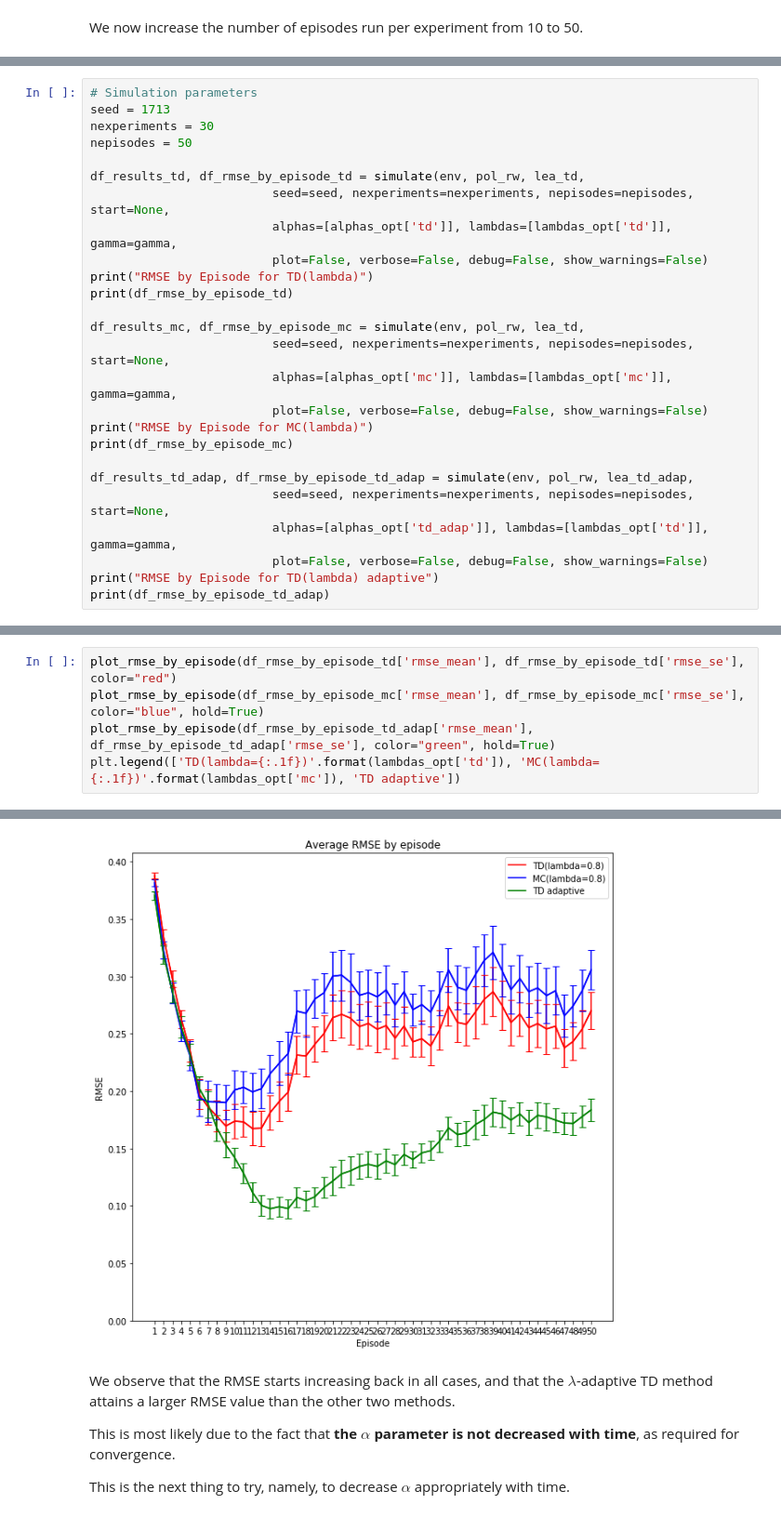
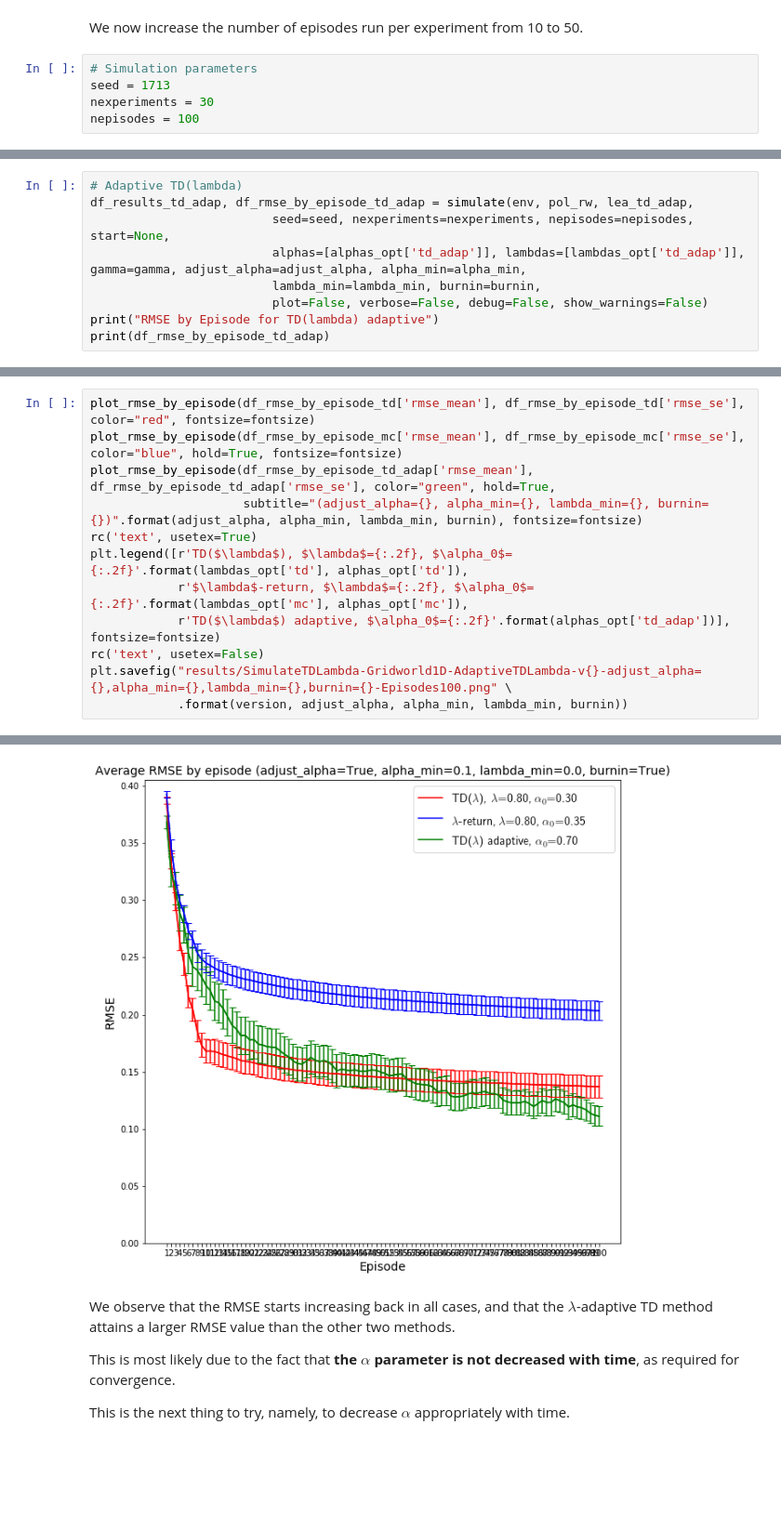
Before and after one commit to mastropi/RL, a Jupyter notebook: RL-001-MemoryManagement/SimulateTDLambda.ipynb, the cells around one changed output, grey strips where cells are left out. Shown at 93% size. Drawn from its saved outputs; the diff is of its cells as text; blank space fills up the shorter version.

```diff
--- a/RL-001-MemoryManagement/SimulateTDLambda.ipynb
+++ b/RL-001-MemoryManagement/SimulateTDLambda.ipynb
@@ -438,3 +493,8 @@ In addition, the variability observed in the RMSE at each episode tends to be sm
 #### What happens if we run each experiment for a longer number of episodes?
 # %% [markdown]
 We now increase the number of episodes run per experiment from 10 to 50.
+# %%
+# Simulation parameters
+seed = 1713
+nexperiments = 30
+nepisodes = 100
@@ -441,26 +553,9 @@ We now increase the number of episodes run per experiment from 10 to 50.
 # %%
-# Simulation parameters
-seed = 1713
-nexperiments = 30
-nepisodes = 50
-
-df_results_td, df_rmse_by_episode_td = simulate(env, pol_rw, lea_td,
-                         seed=seed, nexperiments=nexperiments, nepisodes=nepisodes, start=None,
-                         alphas=[alphas_opt['td']], lambdas=[lambdas_opt['td']], gamma=gamma,
-                         plot=False, verbose=False, debug=False, show_warnings=False)
-print("RMSE by Episode for TD(lambda)")
-print(df_rmse_by_episode_td)
-
-df_results_mc, df_rmse_by_episode_mc = simulate(env, pol_rw, lea_td,
-                         seed=seed, nexperiments=nexperiments, nepisodes=nepisodes, start=None,
-                         alphas=[alphas_opt['mc']], lambdas=[lambdas_opt['mc']], gamma=gamma,
-                         plot=False, verbose=False, debug=False, show_warnings=False)
-print("RMSE by Episode for MC(lambda)")
-print(df_rmse_by_episode_mc)
-
+# Adaptive TD(lambda)
 df_results_td_adap, df_rmse_by_episode_td_adap = simulate(env, pol_rw, lea_td_adap,
                          seed=seed, nexperiments=nexperiments, nepisodes=nepisodes, start=None,
-                         alphas=[alphas_opt['td_adap']], lambdas=[lambdas_opt['td']], gamma=gamma,
+                         alphas=[alphas_opt['td_adap']], lambdas=[lambdas_opt['td_adap']], gamma=gamma, adjust_alpha=adjust_alpha, alpha_min=alpha_min,
+                         lambda_min=lambda_min, burnin=burnin,
                          plot=False, verbose=False, debug=False, show_warnings=False)
 print("RMSE by Episode for TD(lambda) adaptive")
 print(df_rmse_by_episode_td_adap)
@@ -485,6 +580,13 @@ RMSE by Episode for TD(lambda)
 # %%
-plot_rmse_by_episode(df_rmse_by_episode_td['rmse_mean'], df_rmse_by_episode_td['rmse_se'], color="red")
-plot_rmse_by_episode(df_rmse_by_episode_mc['rmse_mean'], df_rmse_by_episode_mc['rmse_se'], color="blue", hold=True)
-plot_rmse_by_episode(df_rmse_by_episode_td_adap['rmse_mean'], df_rmse_by_episode_td_adap['rmse_se'], color="green", hold=True)
-plt.legend(['TD(lambda={:.1f})'.format(lambdas_opt['td']), 'MC(lambda={:.1f})'.format(lambdas_opt['mc']), 'TD adaptive'])
+plot_rmse_by_episode(df_rmse_by_episode_td['rmse_mean'], df_rmse_by_episode_td['rmse_se'], color="red", fontsize=fontsize)
+plot_rmse_by_episode(df_rmse_by_episode_mc['rmse_mean'], df_rmse_by_episode_mc['rmse_se'], color="blue", hold=True, fontsize=fontsize)
+plot_rmse_by_episode(df_rmse_by_episode_td_adap['rmse_mean'], df_rmse_by_episode_td_adap['rmse_se'], color="green", hold=True,
+                     subtitle="(adjust_alpha={}, alpha_min={}, lambda_min={}, burnin={})".format(adjust_alpha, alpha_min, lambda_min, burnin), fontsize=fontsize)
+rc('text', usetex=True)
+plt.legend([r'TD($\lambda$), $\lambda$={:.2f}, $\alpha_0$={:.2f}'.format(lambdas_opt['td'], alphas_opt['td']),
+            r'$\lambda$-return, $\lambda$={:.2f}, $\alpha_0$={:.2f}'.format(lambdas_opt['mc'], alphas_opt['mc']),
+            r'TD($\lambda$) adaptive, $\alpha_0$={:.2f}'.format(alphas_opt['td_adap'])], fontsize=fontsize)
+rc('text', usetex=False)
+plt.savefig("results/SimulateTDLambda-Gridworld1D-AdaptiveTDLambda-v{}-adjust_alpha={},alpha_min={},lambda_min={},burnin={}-Episodes100.png" \
+            .format(version, adjust_alpha, alpha_min, lambda_min, burnin))
 # %% [output]
@@ -492,4 +593,4 @@ plt.legend(['TD(lambda={:.1f})'.format(lambdas_opt['td']), 'MC(lambda={:.1f})'.f
-[figure, old version]
+[figure, new version]
 # %% [markdown]
 We observe that the RMSE starts increasing back in all cases, and that the $\lambda$-adaptive TD method attains a larger RMSE value than the other two methods.
 
```
Also changed, not shown: parts of 17 cells of this notebook, 29 other files.
